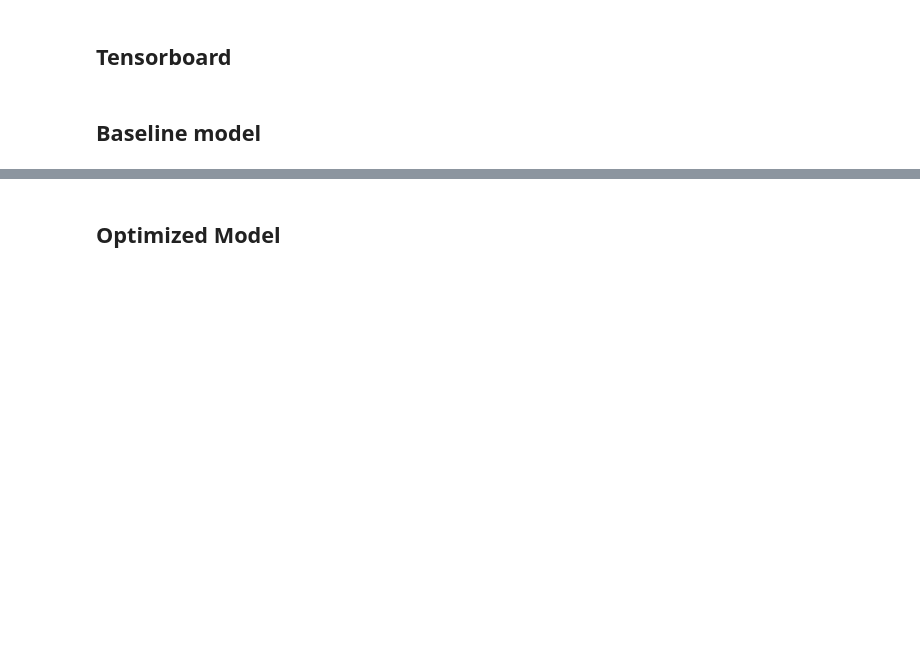
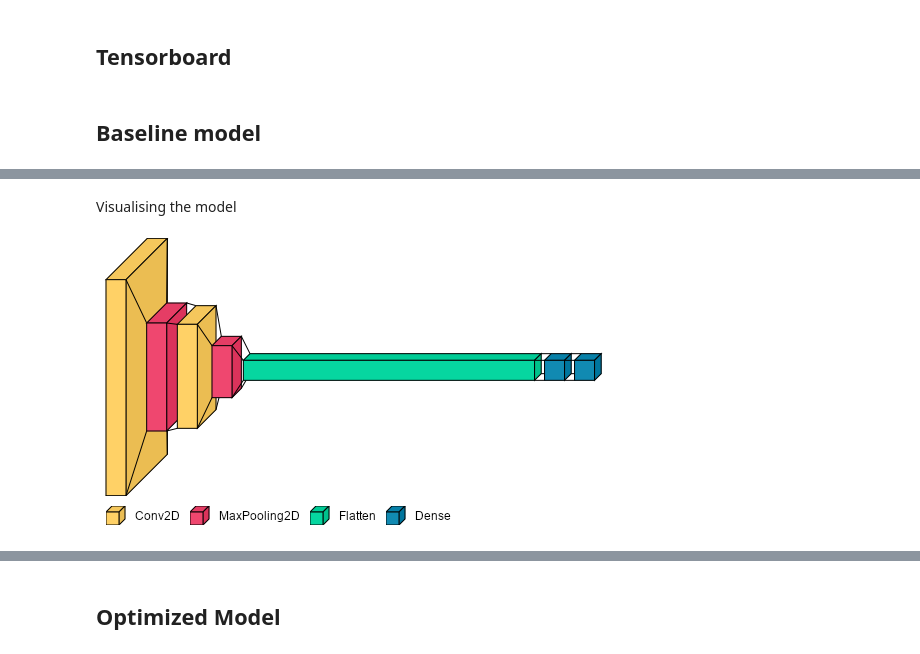
Before and after one commit to nawabhussain/Tensorflow-Tutorials, a Jupyter notebook: Computer Vision/Animal Image Classification.ipynb, the cells around one changed output, grey strips where cells are left out. Cells and saved outputs as stored; diff of their text form; code cells hidden in the pictures; blank space fills up the shorter version.

Commit message:
Added code to visualise model architecture

```diff
--- a/Computer Vision/Animal Image Classification.ipynb
+++ b/Computer Vision/Animal Image Classification.ipynb
@@ -122,6 +122,16 @@ Trainable params: 377,795
 Non-trainable params: 0
 _________________________________________________________________
 None
+# %% [markdown]
+Visualising the model
+# %%
+import visualkeras
+from PIL import ImageFont
+
+font = ImageFont.truetype("arial.ttf", 12, encoding="unic")
+visualkeras.layered_view(baseline_model, legend=True, font=font)
+# %% [output]
+[figure, added]
 # %%
 log_dir_baseline = "logs/fit/animal-classifier-baseline" + datetime.datetime.now().strftime("%Y%m%d-%H%M%S")
 tensorboard_baseline_callback = TensorBoard(log_dir=log_dir_baseline, histogram_freq=1)
```
Also changed, not shown: parts of 5 cells of this notebook.
